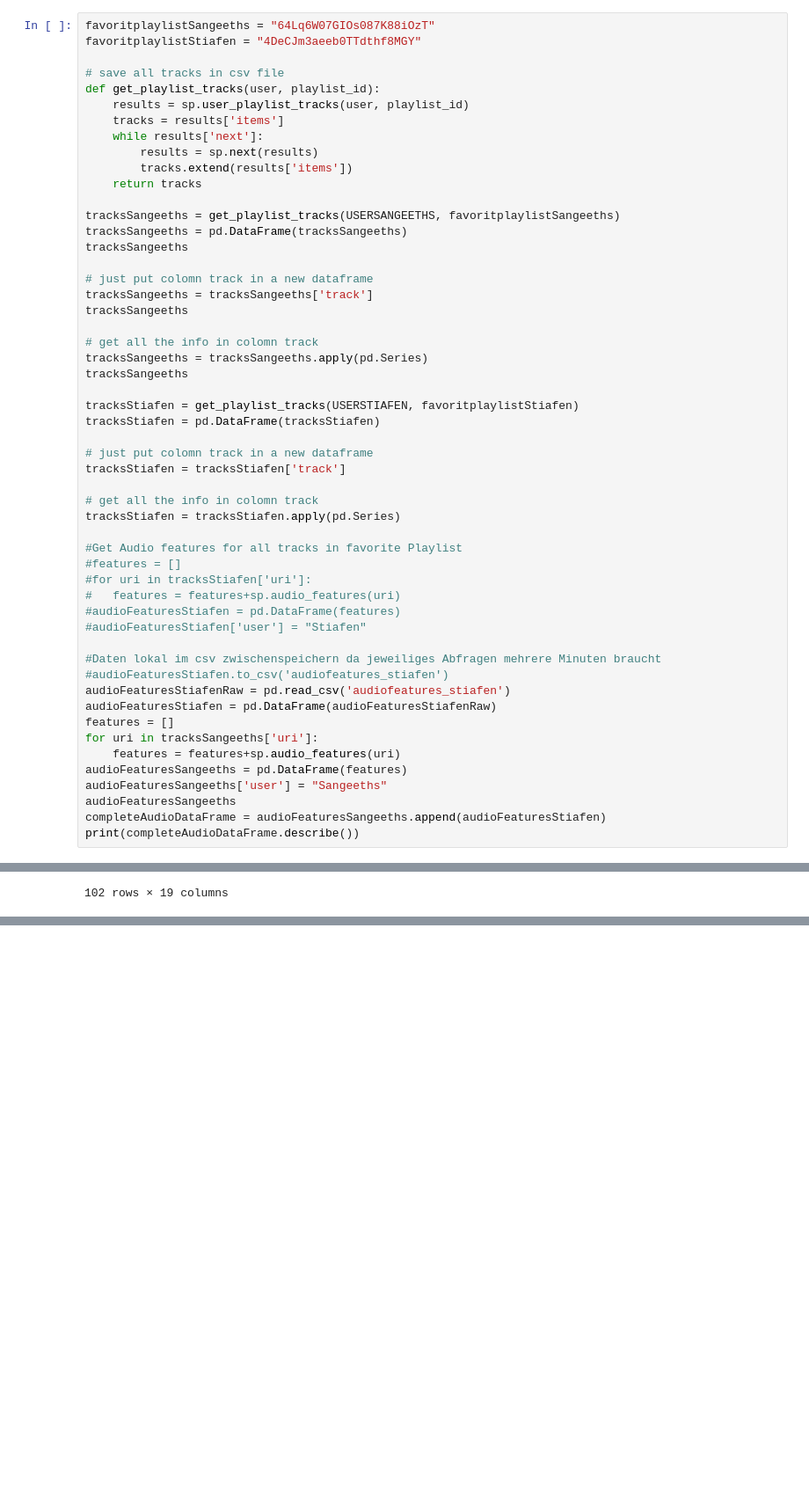
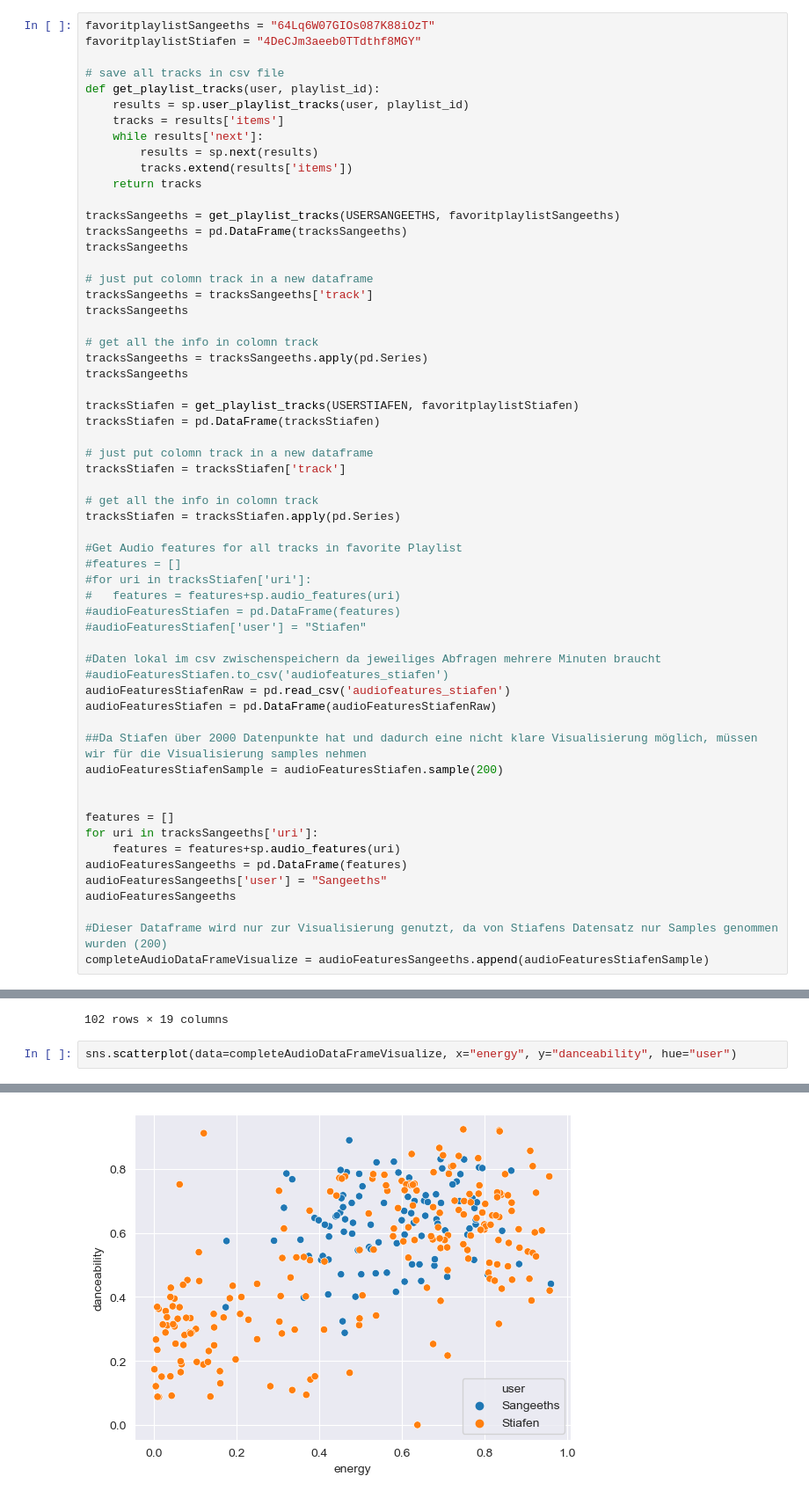
Before and after one commit to elFleppo/CDS-SpotipyProject, a Jupyter notebook: JupyterNotebook/SportifyProject.ipynb, the cells around one changed output, grey strips where cells are left out. Shown: that part at 88% size. Cells and saved outputs as stored; diff of their text form; blank space fills up the shorter version.

Commit message:
Einige visualisierungen (Scatterplots) für Explorative Datenanalyse. Von Stiafens Daten musste ein Sample von 200 für die Visualisierung verwendet werden

```diff
--- a/JupyterNotebook/SportifyProject.ipynb
+++ b/JupyterNotebook/SportifyProject.ipynb
@@ -110,11 +111,17 @@ tracksStiafen = tracksStiafen.apply(pd.Series)
 #audioFeaturesStiafen.to_csv('audiofeatures_stiafen')
 audioFeaturesStiafenRaw = pd.read_csv('audiofeatures_stiafen')
 audioFeaturesStiafen = pd.DataFrame(audioFeaturesStiafenRaw)
+
+##Da Stiafen über 2000 Datenpunkte hat und dadurch eine nicht klare Visualisierung möglich, müssen wir für die Visualisierung samples nehmen
+audioFeaturesStiafenSample = audioFeaturesStiafen.sample(200)
+
+
 features = []
 for uri in tracksSangeeths['uri']:
     features = features+sp.audio_features(uri)
 audioFeaturesSangeeths = pd.DataFrame(features)
 audioFeaturesSangeeths['user'] = "Sangeeths"
 audioFeaturesSangeeths
-completeAudioDataFrame = audioFeaturesSangeeths.append(audioFeaturesStiafen)
-print(completeAudioDataFrame.describe())
+
+#Dieser Dataframe wird nur zur Visualisierung genutzt, da von Stiafens Datensatz nur Samples genommen wurden (200)
+completeAudioDataFrameVisualize = audioFeaturesSangeeths.append(audioFeaturesStiafenSample)
@@ -152,3 +141,6 @@ tracksSangeeths
 | 100 | {'album_type': 'single', 'artists... | [{'external_urls': {'spotify': 'h... | [AD, AE, AG, AL, AM, AO, AR, AT, ... | 1 | 162200 | False | False | {'isrc': 'DEE861804274'} | ... |
 | 101 | {'album_type': 'single', 'artists... | [{'external_urls': {'spotify': 'h... | [AD, AE, AG, AL, AM, AO, AR, AT, ... | 1 | 168247 | False | True | {'isrc': 'USHM21822346'} | ... |
 102 rows × 19 columns
+# %%
+sns.scatterplot(data=completeAudioDataFrameVisualize, x="energy", y="danceability", hue="user")
+# %% [output]
@@ -154,0 +148 @@ tracksSangeeths
+[figure, added]
```
Also changed, not shown: parts of 11 cells of this notebook.
